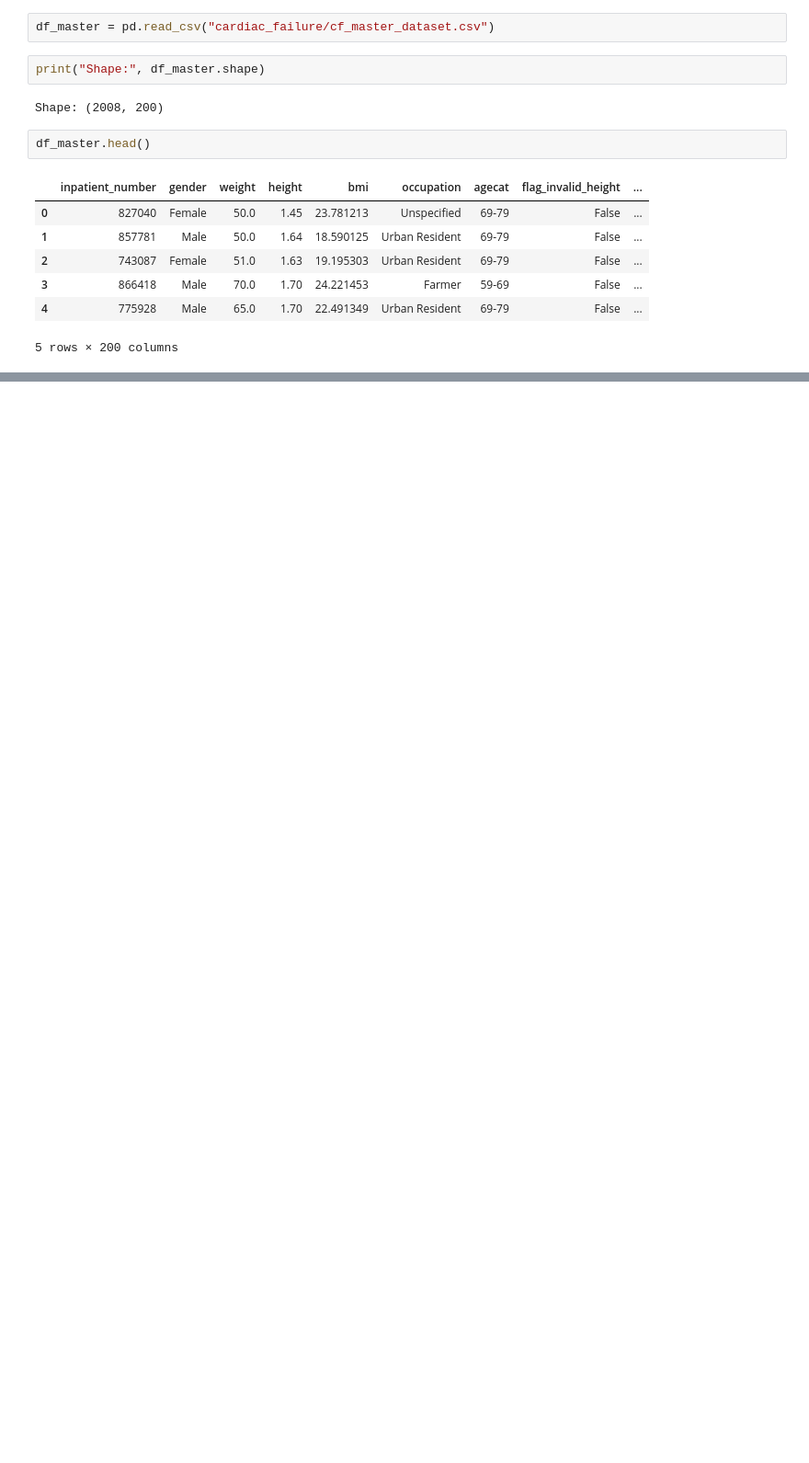
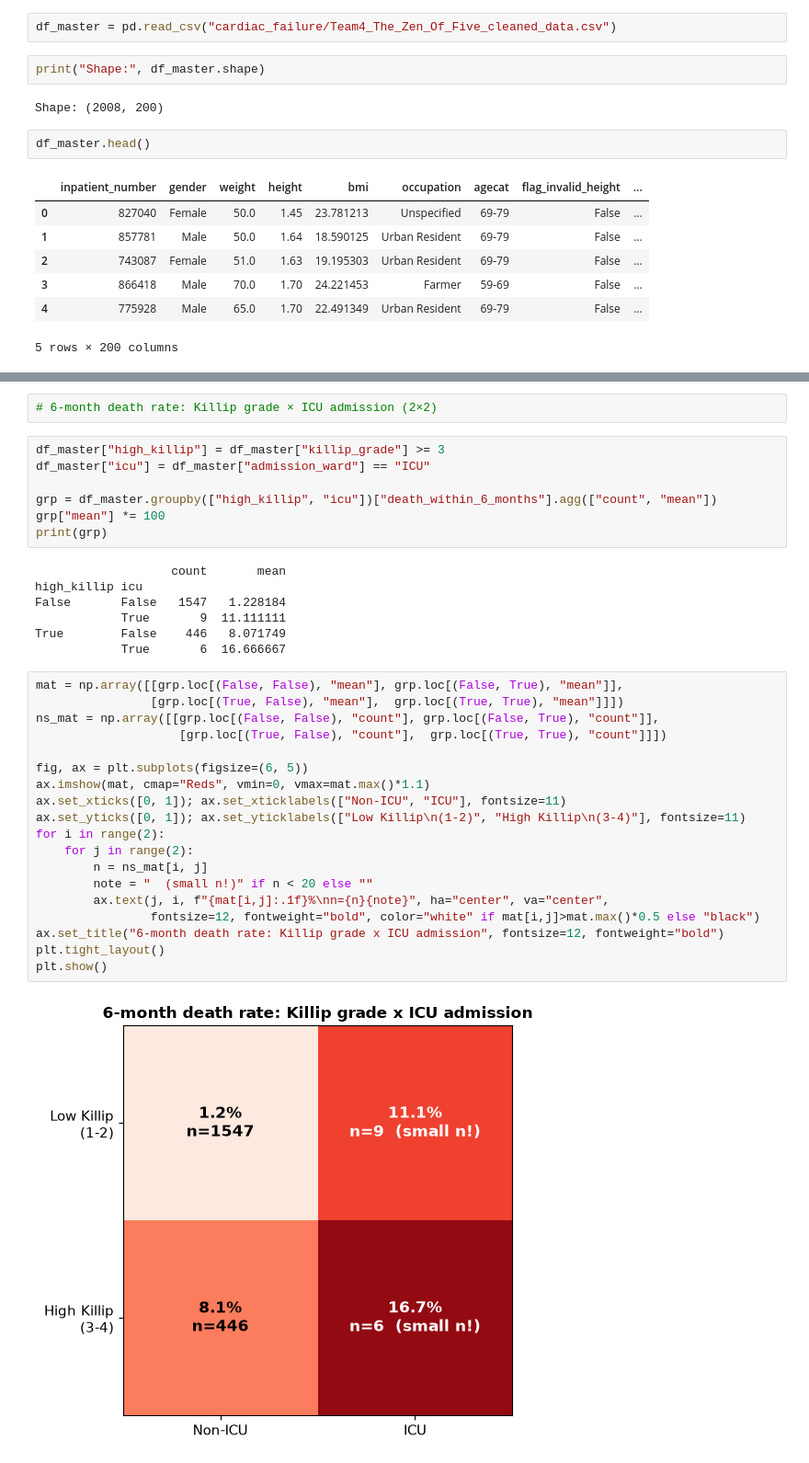
Before and after one commit to mishrasudha1984-png/Team4_The_Zen_OF_Five_PythonHackathon_Sep2026, a Jupyter notebook: Team4_The_Zen_Of_Five_02.Descriptive And Prescriptive.ipynb, the cells around one changed output, grey strips where cells are left out. Shown at 92% size. Saved outputs shown, nothing was run; the diff lists cells and outputs as text; blank space fills up the shorter version.

```diff
--- a/Team4_The_Zen_Of_Five_02.Descriptive And Prescriptive.ipynb
+++ b/Team4_The_Zen_Of_Five_02.Descriptive And Prescriptive.ipynb
@@ -8,7 +8,7 @@ import seaborn as sns
 # %%
 #For the EDA (Exploratory Data Analysis)
 # %%
-df_master = pd.read_csv("cardiac_failure/cf_master_dataset.csv")
+df_master = pd.read_csv("cardiac_failure/Team4_The_Zen_Of_Five_cleaned_data.csv")
 # %%
 print("Shape:", df_master.shape)
 # %% [output]
@@ -182,0 +128,37 @@ Name: proportion, dtype: float64
+# %%
+# 6-month death rate: Killip grade × ICU admission (2×2)
+# %%
+df_master["high_killip"] = df_master["killip_grade"] >= 3
+df_master["icu"] = df_master["admission_ward"] == "ICU"
+
+grp = df_master.groupby(["high_killip", "icu"])["death_within_6_months"].agg(["count", "mean"])
+grp["mean"] *= 100
+print(grp)
+# %% [output]
+                   count       mean
+high_killip icu
+False       False   1547   1.228184
+            True       9  11.111111
+True        False    446   8.071749
+            True       6  16.666667
+# %%
+mat = np.array([[grp.loc[(False, False), "mean"], grp.loc[(False, True), "mean"]],
+                [grp.loc[(True, False), "mean"],  grp.loc[(True, True), "mean"]]])
+ns_mat = np.array([[grp.loc[(False, False), "count"], grp.loc[(False, True), "count"]],
+                    [grp.loc[(True, False), "count"],  grp.loc[(True, True), "count"]]])
+
+fig, ax = plt.subplots(figsize=(6, 5))
+ax.imshow(mat, cmap="Reds", vmin=0, vmax=mat.max()*1.1)
+ax.set_xticks([0, 1]); ax.set_xticklabels(["Non-ICU", "ICU"], fontsize=11)
+ax.set_yticks([0, 1]); ax.set_yticklabels(["Low Killip\n(1-2)", "High Killip\n(3-4)"], fontsize=11)
+for i in range(2):
+    for j in range(2):
+        n = ns_mat[i, j]
+        note = "  (small n!)" if n < 20 else ""
+        ax.text(j, i, f"{mat[i,j]:.1f}%\nn={n}{note}", ha="center", va="center",
+                fontsize=12, fontweight="bold", color="white" if mat[i,j]>mat.max()*0.5 else "black")
+ax.set_title("6-month death rate: Killip grade x ICU admission", fontsize=12, fontweight="bold")
+plt.tight_layout()
+plt.show()
+# %% [output]
+[figure, added]
```
Also changed, not shown: parts of 19 cells of this notebook.
